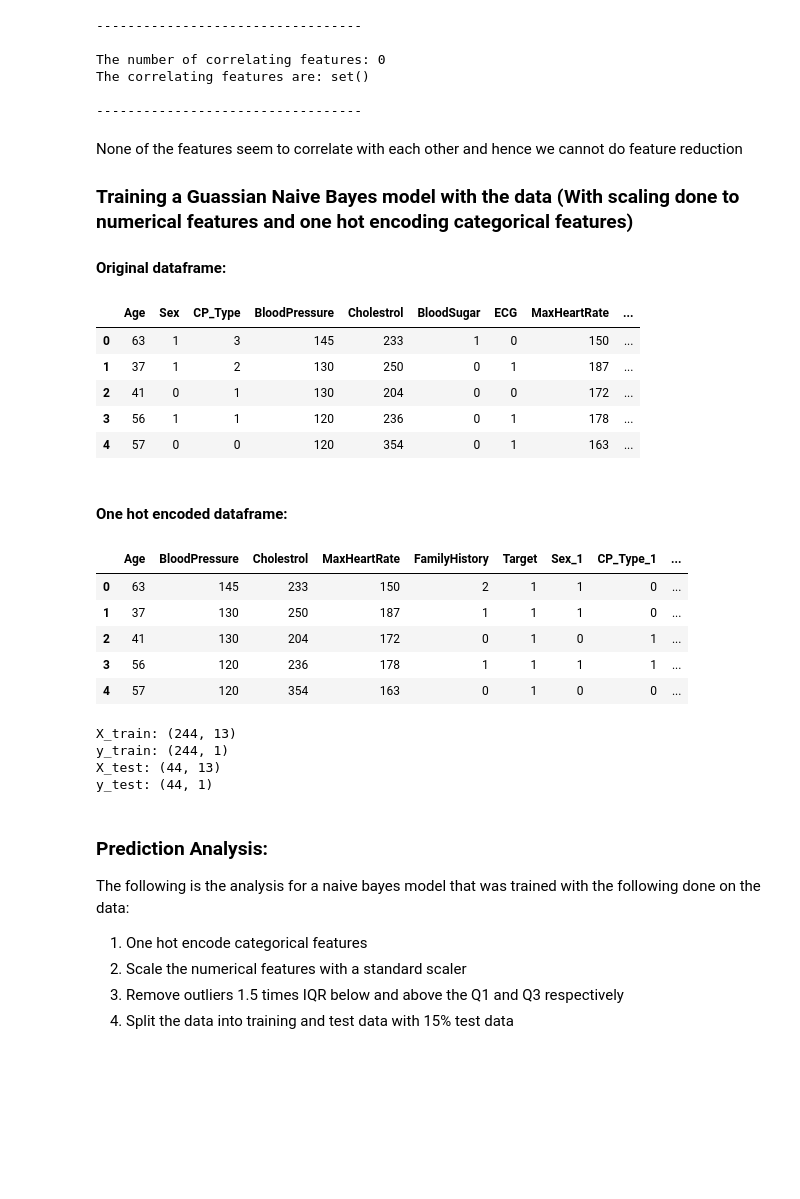
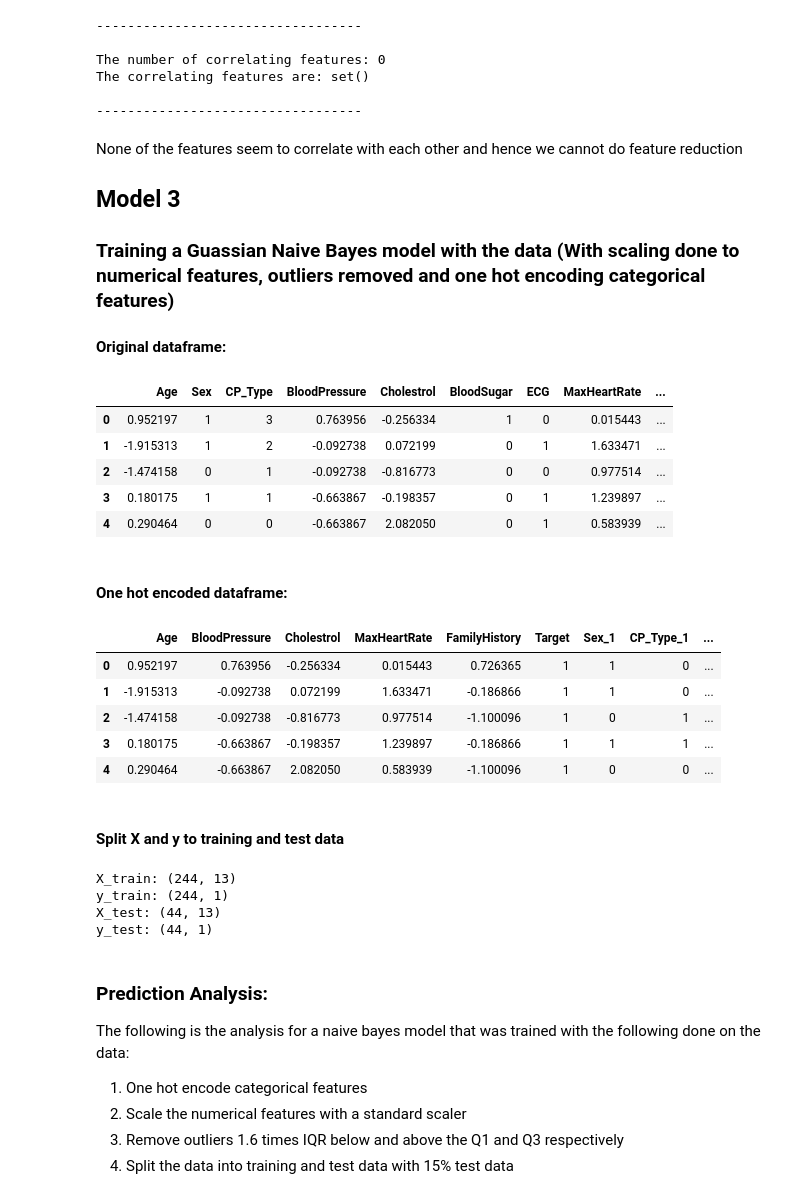
Before and after one commit to Akhilsudh/BITS-Assignment, a Jupyter notebook: Semester 2/Applied Machine Learning/2021MT12054_Akhil_S.ipynb, the cells around one changed output. Saved outputs shown, nothing was run; the diff lists cells and outputs as text; code cells hidden in the pictures; blank space fills up the shorter version.

```diff
--- a/Semester 2/Applied Machine Learning/2021MT12054_Akhil_S.ipynb
+++ b/Semester 2/Applied Machine Learning/2021MT12054_Akhil_S.ipynb
@@ -174,6 +190,6 @@ The pair plots do not show any particular trends that can be used to reduce nume
 #### Scaling the numeric attributes in the dataframe with a standard scaler
 # %%
 scaler = StandardScaler()
-scaled_array = scaler.fit_transform(df[numeric_list])
-scaled_array
+df[numeric_list] = scaler.fit_transform(df[numeric_list])
+df[numeric_list]
 # %% [output]
@@ -324,29 +406,30 @@ The correlating features are: set()
 # %% [markdown]
 None of the features seem to correlate with each other and hence we cannot do feature reduction
 
-### Training a Guassian Naive Bayes model with the data (With scaling done to numerical features and one hot encoding categorical features)
+## Model 3
+### Training a Guassian Naive Bayes model with the data (With scaling done to numerical features, outliers removed and one hot encoding categorical features)
 
 #### Original dataframe:
 # %%
-df2 = df.copy()
-df2.head()
+df3 = df.copy()
+df3.head()
 # %% [output]
 |  | Age | Sex | CP_Type | BloodPressure | Cholestrol | BloodSugar | ECG | MaxHeartRate | ... |
-| 0 | 63 | 1 | 3 | 145 | 233 | 1 | 0 | 150 | ... |
-| 1 | 37 | 1 | 2 | 130 | 250 | 0 | 1 | 187 | ... |
-| 2 | 41 | 0 | 1 | 130 | 204 | 0 | 0 | 172 | ... |
-| 3 | 56 | 1 | 1 | 120 | 236 | 0 | 1 | 178 | ... |
-| 4 | 57 | 0 | 0 | 120 | 354 | 0 | 1 | 163 | ... |
+| 0 | 0.952197 | 1 | 3 | 0.763956 | -0.256334 | 1 | 0 | 0.015443 | ... |
+| 1 | -1.915313 | 1 | 2 | -0.092738 | 0.072199 | 0 | 1 | 1.633471 | ... |
+| 2 | -1.474158 | 0 | 1 | -0.092738 | -0.816773 | 0 | 0 | 0.977514 | ... |
+| 3 | 0.180175 | 1 | 1 | -0.663867 | -0.198357 | 0 | 1 | 1.239897 | ... |
+| 4 | 0.290464 | 0 | 0 | -0.663867 | 2.082050 | 0 | 1 | 0.583939 | ... |
 # %% [markdown]
 #### One hot encoded dataframe:
 # %%
-df2 = pd.get_dummies(df2, columns = category_list, drop_first = True)
-df2.head()
+df3 = pd.get_dummies(df2, columns = category_list, drop_first = True)
+df3.head()
 # %% [output]
 |  | Age | BloodPressure | Cholestrol | MaxHeartRate | FamilyHistory | Target | Sex_1 | CP_Type_1 | ... |
-| 0 | 63 | 145 | 233 | 150 | 2 | 1 | 1 | 0 | ... |
-| 1 | 37 | 130 | 250 | 187 | 1 | 1 | 1 | 0 | ... |
-| 2 | 41 | 130 | 204 | 172 | 0 | 1 | 0 | 1 | ... |
-| 3 | 56 | 120 | 236 | 178 | 1 | 1 | 1 | 1 | ... |
-| 4 | 57 | 120 | 354 | 163 | 0 | 1 | 0 | 0 | ... |
+| 0 | 0.952197 | 0.763956 | -0.256334 | 0.015443 | 0.726365 | 1 | 1 | 0 | ... |
+| 1 | -1.915313 | -0.092738 | 0.072199 | 1.633471 | -0.186866 | 1 | 1 | 0 | ... |
+| 2 | -1.474158 | -0.092738 | -0.816773 | 0.977514 | -1.100096 | 1 | 0 | 1 | ... |
+| 3 | 0.180175 | -0.663867 | -0.198357 | 1.239897 | -0.186866 | 1 | 1 | 1 | ... |
+| 4 | 0.290464 | -0.663867 | 2.082050 | 0.583939 | -1.100096 | 1 | 0 | 0 | ... |
 # %%
@@ -356,3 +438,5 @@ X[numeric_list] = scaler.fit_transform(X[numeric_list])
+# %% [markdown]
+#### Split X and y to training and test data
 # %%
 X_train, X_test, y_train, y_test = train_test_split(X, y, test_size = 0.15, random_state = 3)
 print("X_train: {}".format(X_train.shape))
@@ -369,7 +453,7 @@ y_test: (44, 1)
 The following is the analysis for a naive bayes model that was trained with the following done on the data:
 1. One hot encode categorical features
 2. Scale the numerical features with a standard scaler
-3. Remove outliers 1.5 times IQR below and above the Q1 and Q3 respectively
+3. Remove outliers 1.6 times IQR below and above the Q1 and Q3 respectively
 4. Split the data into training and test data with 15% test data
 # %%
 gnb = GaussianNB()
```
Also changed, not shown: parts of 29 cells of this notebook.
